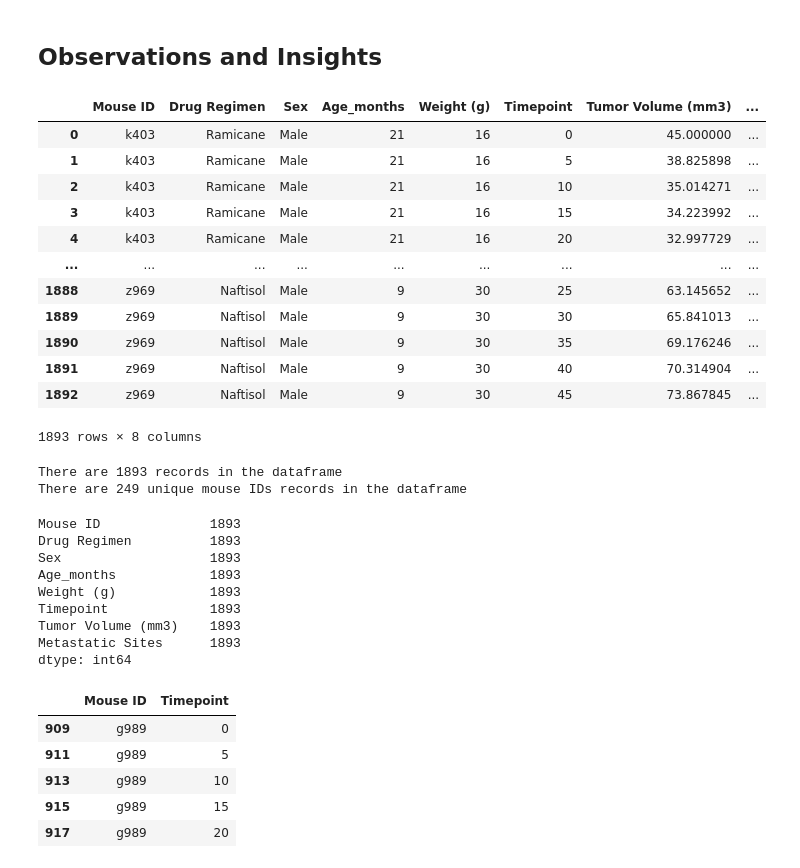
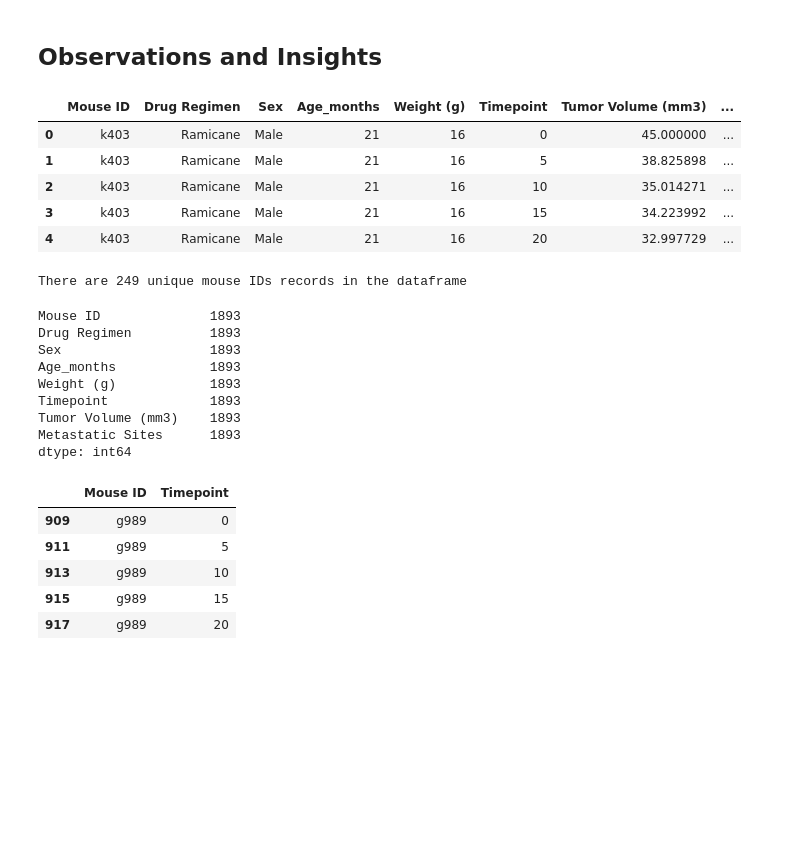
Before and after one commit to jMacProd/MatplotlibChallenge, a Jupyter notebook: Pymaceuticals/pymaceuticalsCOPY.ipynb, the cells around one changed output. Drawn from its saved outputs; the diff is of its cells as text; code cells hidden in the pictures; blank space fills up the shorter version.

```diff
--- a/Pymaceuticals/pymaceuticalsCOPY.ipynb
+++ b/Pymaceuticals/pymaceuticalsCOPY.ipynb
@@ -6,55 +6,42 @@ import matplotlib.pyplot as plt
 import pandas as pd
 import numpy as np
 import sklearn.datasets as dta
 #For correlation coefficient
 import scipy.stats as st
 
 #Do I want to activate the following:
 #%matplotlib notebook
 
 # Data files
 mouse_metadata_path = "data/Mouse_metadata.csv"
 study_results_path = "data/Study_results.csv"
 
 # Read the mouse data and the study results
 mouse_metadata = pd.read_csv(mouse_metadata_path)
 study_results = pd.read_csv(study_results_path)
 #mouse_metadata
 #study_results
 
 # Combine the data into a single dataset
 mousecombined_df = pd.merge(mouse_metadata, study_results, on= "Mouse ID",  how ="outer")
 
 # Display the data table for preview
-mousecombined_df
+mousecombined_df.head()
 # %% [output]
 |  | Mouse ID | Drug Regimen | Sex | Age_months | Weight (g) | Timepoint | Tumor Volume (mm3) | ... |
 | 0 | k403 | Ramicane | Male | 21 | 16 | 0 | 45.000000 | ... |
 | 1 | k403 | Ramicane | Male | 21 | 16 | 5 | 38.825898 | ... |
 | 2 | k403 | Ramicane | Male | 21 | 16 | 10 | 35.014271 | ... |
 | 3 | k403 | Ramicane | Male | 21 | 16 | 15 | 34.223992 | ... |
 | 4 | k403 | Ramicane | Male | 21 | 16 | 20 | 32.997729 | ... |
-| ... | ... | ... | ... | ... | ... | ... | ... | ... |
-| 1888 | z969 | Naftisol | Male | 9 | 30 | 25 | 63.145652 | ... |
-| 1889 | z969 | Naftisol | Male | 9 | 30 | 30 | 65.841013 | ... |
-| 1890 | z969 | Naftisol | Male | 9 | 30 | 35 | 69.176246 | ... |
-| 1891 | z969 | Naftisol | Male | 9 | 30 | 40 | 70.314904 | ... |
-| 1892 | z969 | Naftisol | Male | 9 | 30 | 45 | 73.867845 | ... |
-1893 rows × 8 columns
 # %%
-# Checking the number of mice.
-    #number of records
-mousecombinedcount = mousecombined_df["Mouse ID"].count()
-print("There are", mousecombinedcount, "records in the dataframe")
-
-    #number of unique records
+#number of unique records
 mousecombineduniquecount = len(mousecombined_df["Mouse ID"].unique())
 print("There are", mousecombineduniquecount, "unique mouse IDs records in the dataframe")
 
-    #determine if blank fields
+#determine if blank fields
 mousecombined_df.count()
 # %% [output]
-There are 1893 records in the dataframe
 There are 249 unique mouse IDs records in the dataframe
 Mouse ID              1893
 Drug Regimen          1893
```
Also changed, not shown: parts of 16 cells of this notebook.
